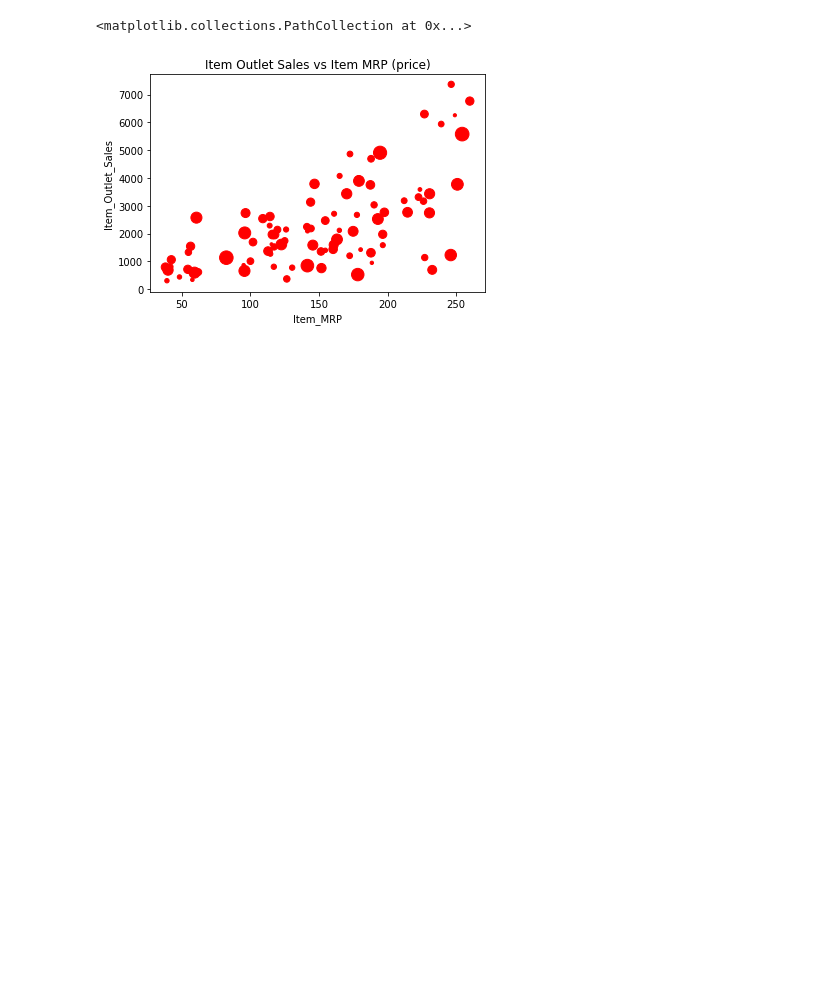
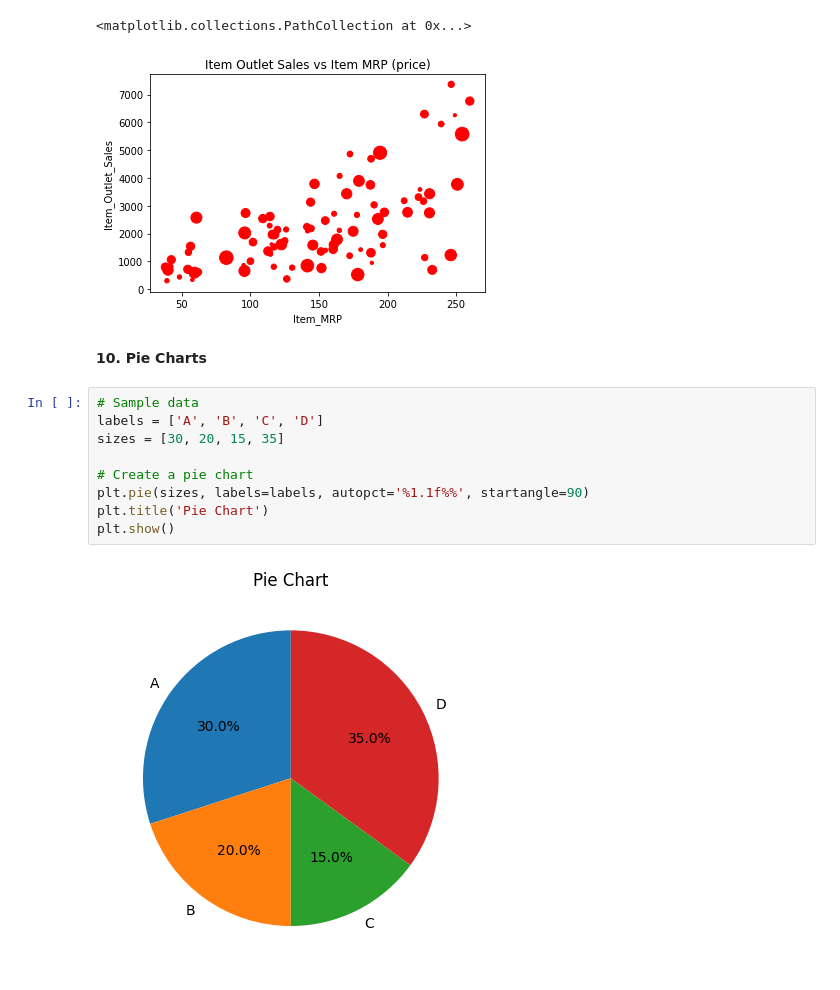
Before and after one commit to Adh101/TechAxis-Data-Science-with-Python-Notes, a Jupyter notebook: Visualization_with_Matplotlib.ipynb, the cells around one changed output. Cells and saved outputs as stored; diff of their text form; blank space fills up the shorter version.

```diff
--- a/Visualization_with_Matplotlib.ipynb
+++ b/Visualization_with_Matplotlib.ipynb
@@ -436,3 +491,16 @@ plt.scatter(data_BM["Item_MRP"][:100], data_BM["Item_Outlet_Sales"][:100], s=dat
 # %% [output]
 <matplotlib.collections.PathCollection at 0x...>
 [figure]
+# %% [markdown]
+**10. Pie Charts**
+# %%
+# Sample data
+labels = ['A', 'B', 'C', 'D']
+sizes = [30, 20, 15, 35]
+
+# Create a pie chart
+plt.pie(sizes, labels=labels, autopct='%1.1f%%', startangle=90)
+plt.title('Pie Chart')
+plt.show()
+# %% [output]
+[figure, added]
```
Also changed, not shown: parts of 13 cells of this notebook.
